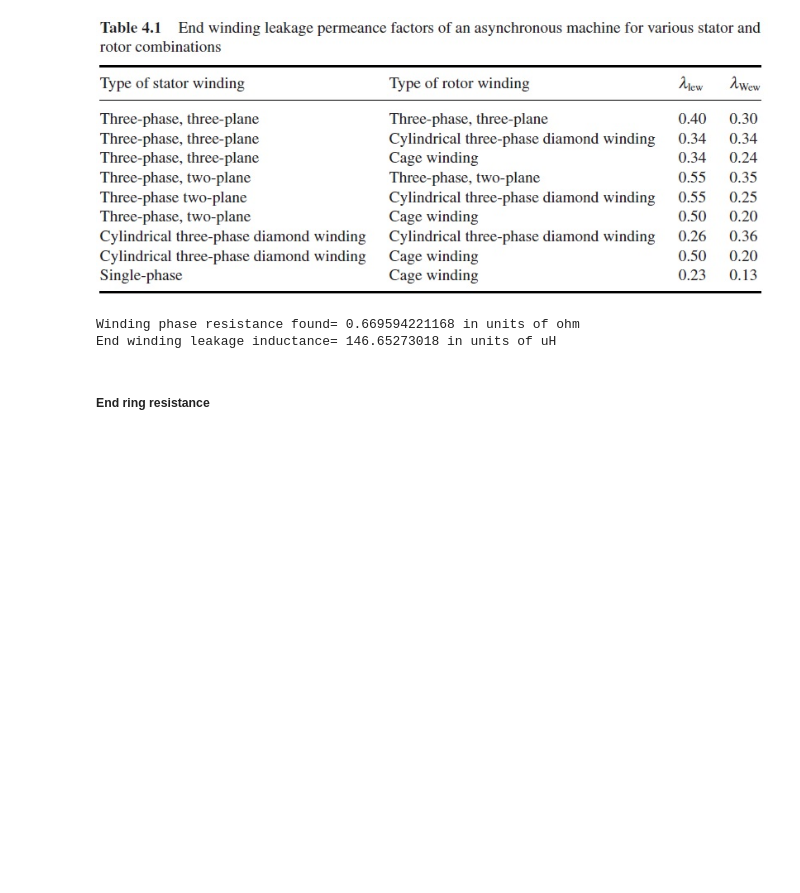
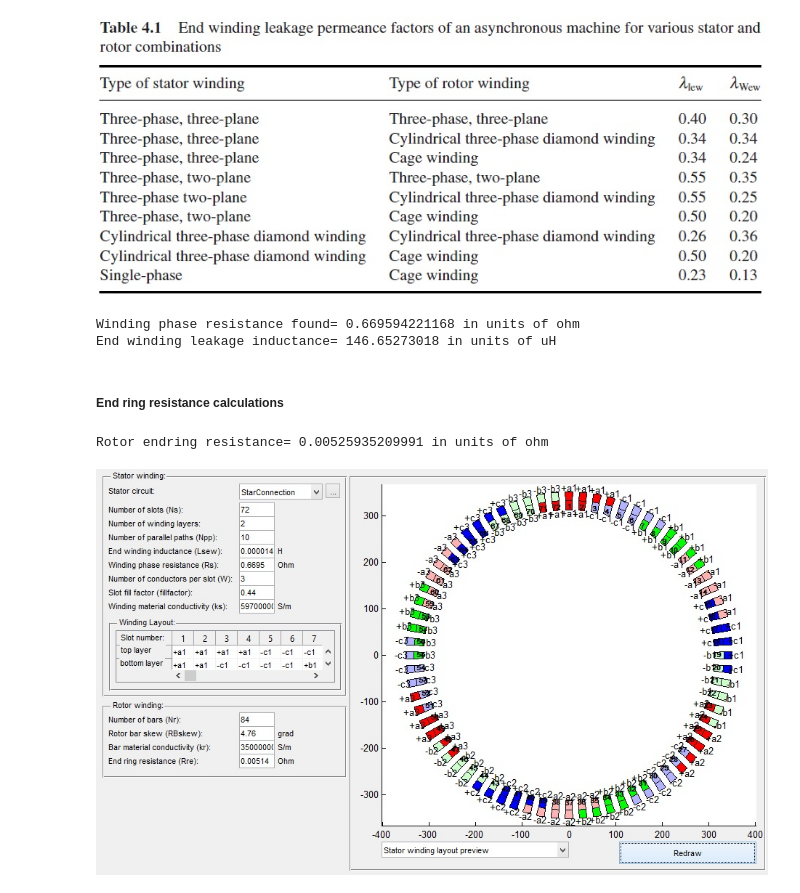
Before and after one commit to odtu/EE564, a Jupyter notebook: TRAIN/gokhangocmen/DesignOfTrainTractionMotor.ipynb, the cells around one changed output. Saved outputs shown, nothing was run; the diff lists cells and outputs as text; code cells hidden in the pictures; blank space fills up the shorter version.

Commit message:
simulation configuration inserted
mistaken at the slot corrected and some calculations are handled to get the simulation worked.

```diff
--- a/TRAIN/gokhangocmen/DesignOfTrainTractionMotor.ipynb
+++ b/TRAIN/gokhangocmen/DesignOfTrainTractionMotor.ipynb
@@ -615,4 +695,20 @@ print 'End winding leakage inductance=' ,Lend*1000000,'in units of uH'
 Winding phase resistance found= 0.669594221168 in units of ohm
 End winding leakage inductance= 146.65273018 in units of uH
 # %% [markdown]
-##### End ring resistance
+##### End ring resistance calculations
+# %%
+Do_r_mm=Do_r*1000;
+Der=Do_r_mm-5; #Do_r_mm-5mm
+ler=pi*(Do_r_mm-5-hr_r) #in units of mm
+res_ali=2.82*1e-5; #resistivity of aliminium ohm.mm
+kr=1.7; #skin effect factor
+l_mm=l*1000;
+Rbe=res_ali*((l_mm*kr)/(Scr)+(ler/(2*Scr*(sin(pi*pp/Qr))**2)));
+print 'Rotor endring resistance=' ,Rbe,'in units of ohm'
+# %% [output]
+Rotor endring resistance= 0.00525935209991 in units of ohm
+# %%
+from IPython.display import Image
+Image(filename='windingeditor.jpg')
+# %% [output]
+[figure, added]
```
Also changed, not shown: parts of 18 cells of this notebook.
